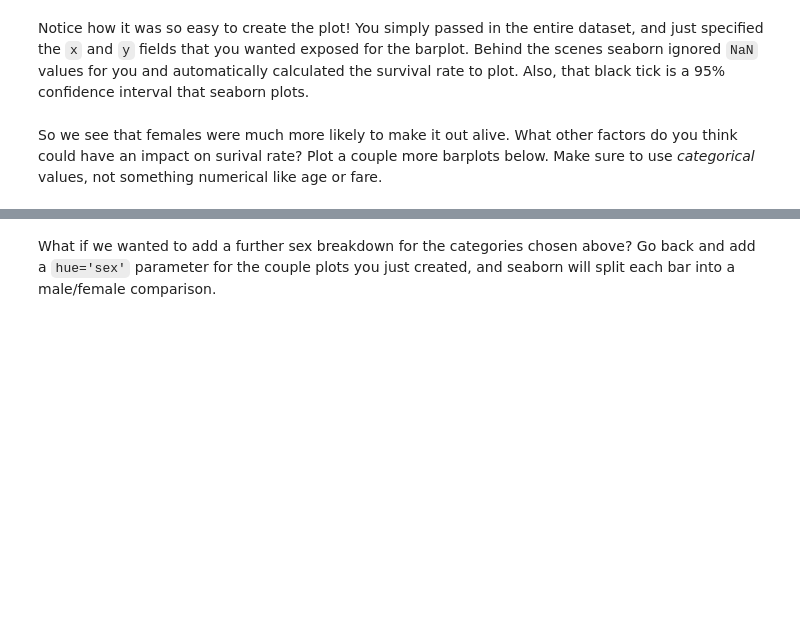
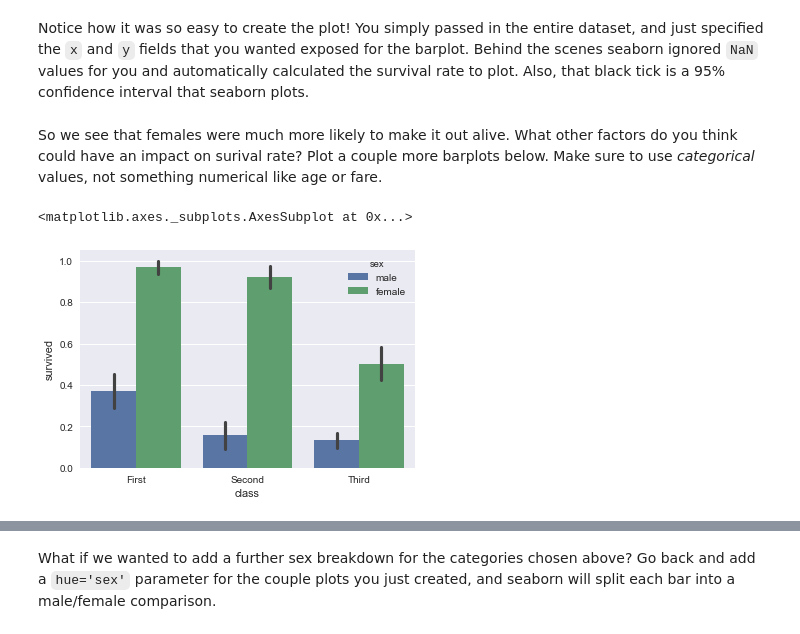
Before and after one commit to mlberkeley/Machine-Learning-Decal-Spring-2018, a Jupyter notebook: Assignments/Homework 2/Homework 2.ipynb, the cells around one changed output, grey strips where cells are left out. Drawn from its saved outputs; the diff is of its cells as text; code cells hidden in the pictures; blank space fills up the shorter version.

```diff
--- a/Assignments/Homework 2/Homework 2.ipynb
+++ b/Assignments/Homework 2/Homework 2.ipynb
@@ -68,3 +112,5 @@ You must now make you own decision on how to deal with the missing data. You may
+# %%
+titanic['age'] = titanic['age'].fillna(titanic['age'].mean()) # couldn't find my way around this... :(
 # %% [markdown]
 ## Intro to Seaborn
 # %% [markdown]
@@ -86,0 +132,6 @@ So we see that females were much more likely to make it out alive. What other fa
+# %%
+sns.barplot(x='class',y='survived',data = titanic,hue = 'sex')
+# capitalism :(
+# %% [output]
+<matplotlib.axes._subplots.AxesSubplot at 0x...>
+[figure, added]
```
Also changed, not shown: parts of 31 cells of this notebook, 3 other files.
